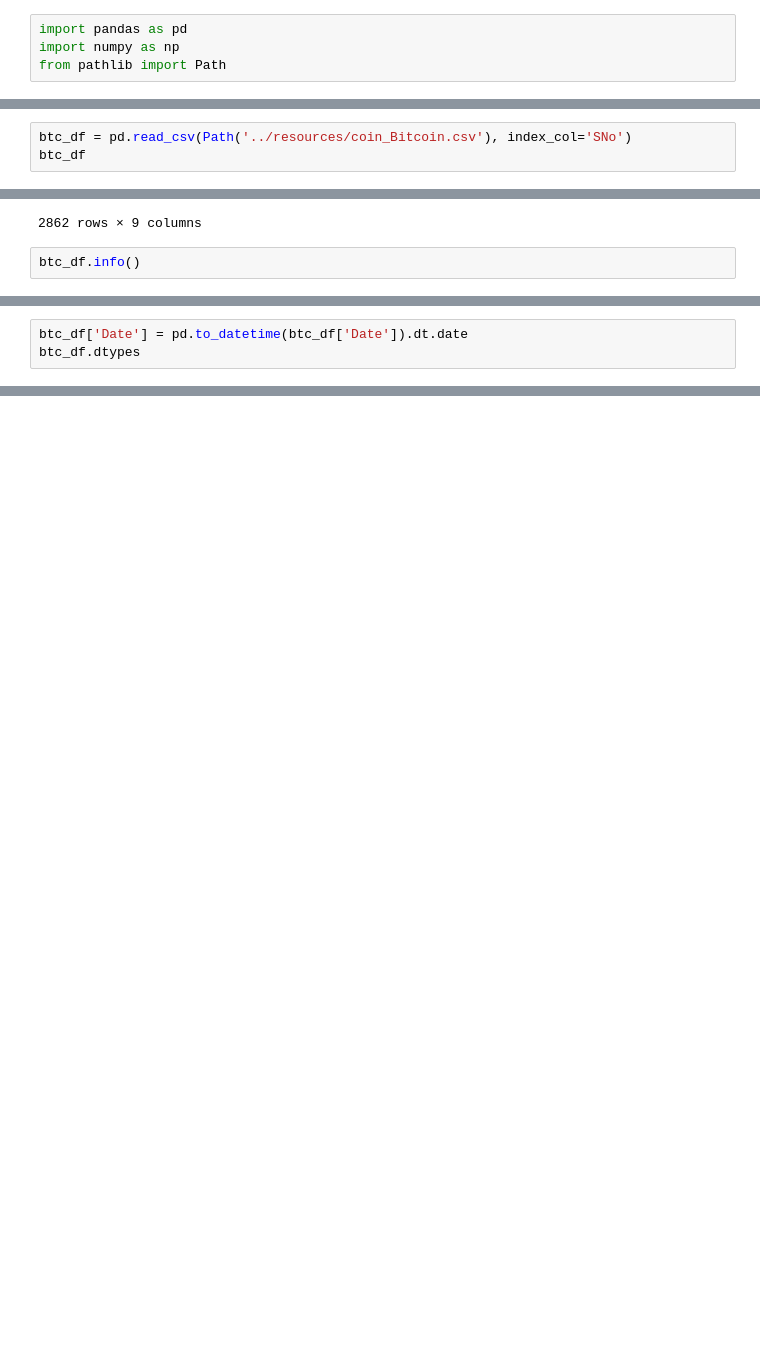
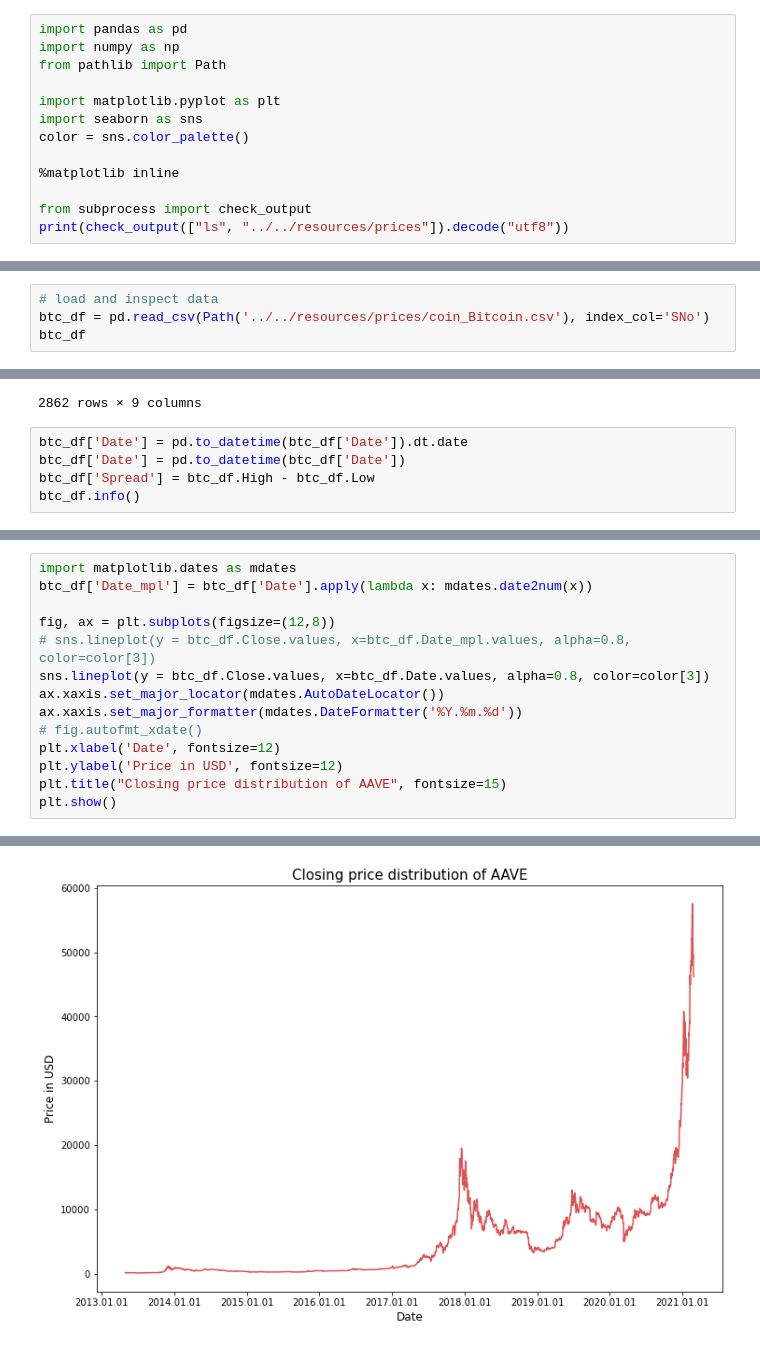
Before and after one commit to ArtTucker/crypto_prices_ML, a Jupyter notebook: preprocessing/by_coin/bitcoin_preprocessing.ipynb, the cells around one changed output, grey strips where cells are left out. Cells and saved outputs as stored; diff of their text form; blank space fills up the shorter version.

```diff
--- a/preprocessing/by_coin/bitcoin_preprocessing.ipynb
+++ b/preprocessing/by_coin/bitcoin_preprocessing.ipynb
@@ -2,3 +4,12 @@
 import pandas as pd
 import numpy as np
 from pathlib import Path
+
+import matplotlib.pyplot as plt
+import seaborn as sns
+color = sns.color_palette()
+
+%matplotlib inline
+
+from subprocess import check_output
+print(check_output(["ls", "../../resources/prices"]).decode("utf8"))
@@ -5,5 +34,6 @@ from pathlib import Path
 # %%
-btc_df = pd.read_csv(Path('../resources/coin_Bitcoin.csv'), index_col='SNo')
+# load and inspect data
+btc_df = pd.read_csv(Path('../../resources/prices/coin_Bitcoin.csv'), index_col='SNo')
 btc_df
 # %% [output]
 |  | Name | Symbol | Date | High | Low | Open | Close | Volume | Marketcap |
@@ -21,6 +51,9 @@ btc_df
 | 2862 | Bitcoin | BTC | 2021-02-27 23:59:59 | 48253.270101 | 45269.025766 | 46344.772237 | 46188.451275 | 4.591095e+10 | 8.609781e+11 |
 2862 rows × 9 columns
 # %%
+btc_df['Date'] = pd.to_datetime(btc_df['Date']).dt.date
+btc_df['Date'] = pd.to_datetime(btc_df['Date'])
+btc_df['Spread'] = btc_df.High - btc_df.Low
 btc_df.info()
 # %% [output]
 <class 'pandas.core.frame.DataFrame'>
@@ -42,4 +78,15 @@ memory usage: 223.6+ KB
 # %%
-btc_df['Date'] = pd.to_datetime(btc_df['Date']).dt.date
-btc_df.dtypes
+import matplotlib.dates as mdates
+btc_df['Date_mpl'] = btc_df['Date'].apply(lambda x: mdates.date2num(x))
+
+fig, ax = plt.subplots(figsize=(12,8))
+# sns.lineplot(y = btc_df.Close.values, x=btc_df.Date_mpl.values, alpha=0.8, color=color[3])
+sns.lineplot(y = btc_df.Close.values, x=btc_df.Date.values, alpha=0.8, color=color[3])
+ax.xaxis.set_major_locator(mdates.AutoDateLocator())
+ax.xaxis.set_major_formatter(mdates.DateFormatter('%Y.%m.%d'))
+# fig.autofmt_xdate()
+plt.xlabel('Date', fontsize=12)
+plt.ylabel('Price in USD', fontsize=12)
+plt.title("Closing price distribution of AAVE", fontsize=15)
+plt.show()
 # %% [output]
@@ -55,0 +93 @@ dtype: object
+[figure, added]
```
Also changed, not shown: parts of 8 cells of this notebook, 2 other files.
